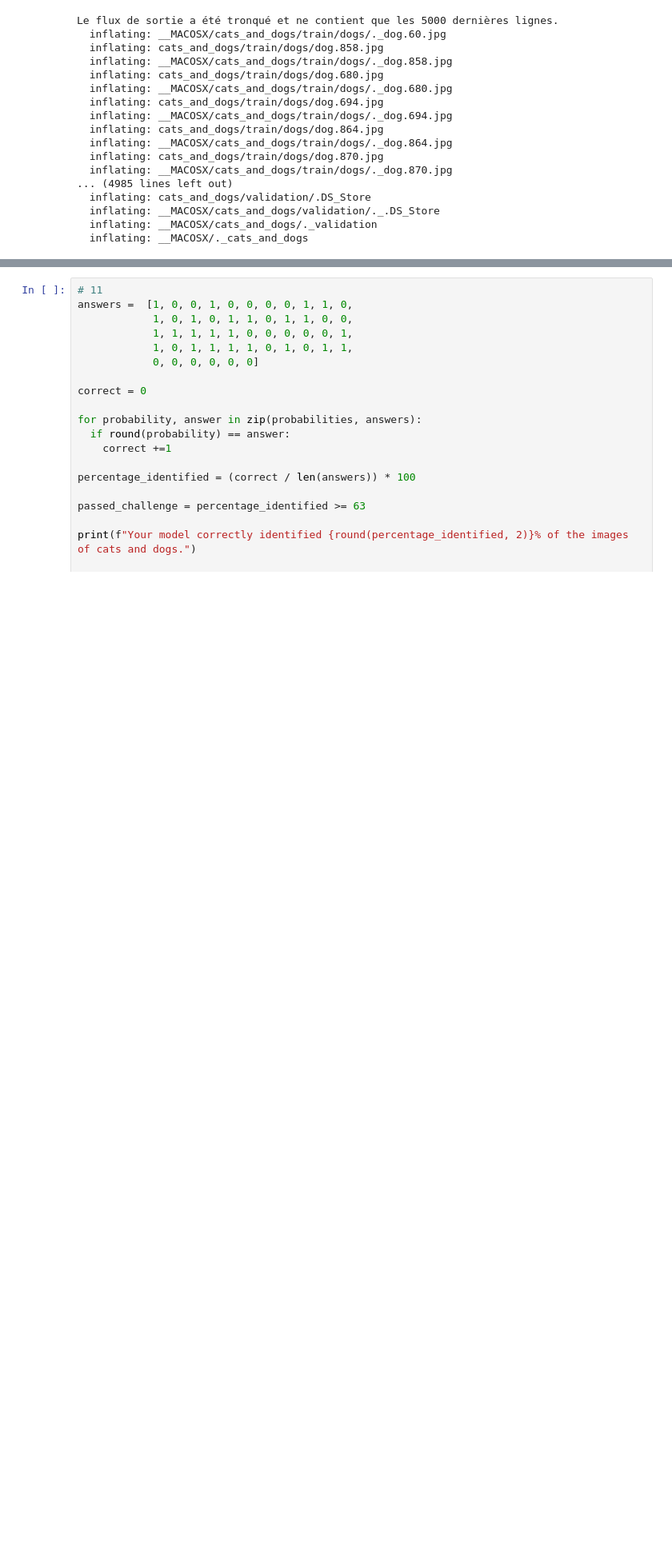
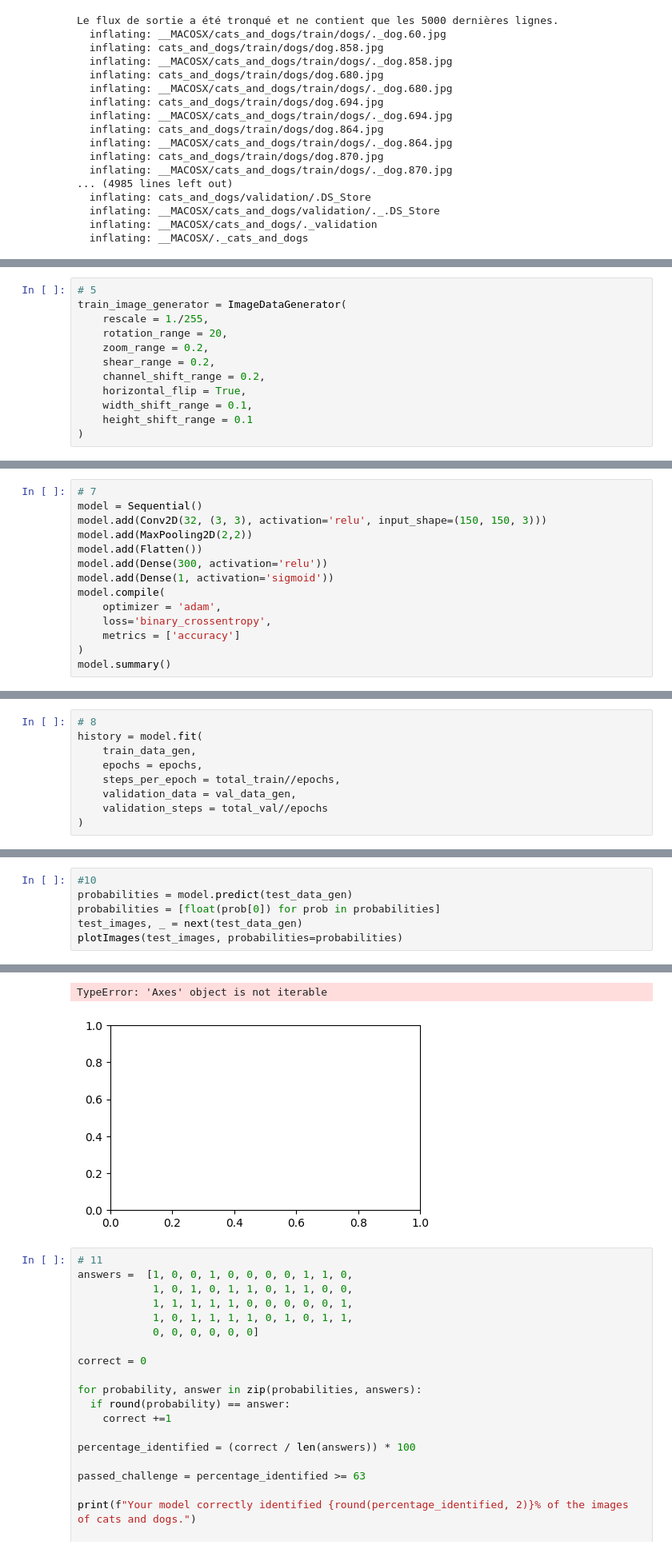
Before and after one commit to mndione/fcc_cat_dog, a Jupyter notebook: fcc_cat_dog.ipynb, the cells around one changed output, grey strips where cells are left out. Shown at 80% size. Cells and saved outputs as stored; diff of their text form; blank space fills up the shorter version.

```diff
--- a/fcc_cat_dog.ipynb
+++ b/fcc_cat_dog.ipynb
@@ -112,3 +111,15 @@ train_image_generator = None
+# %%
+# 5
+train_image_generator = ImageDataGenerator(
+    rescale = 1./255,
+    rotation_range = 20,
+    zoom_range = 0.2,
+    shear_range = 0.2,
+    channel_shift_range = 0.2,
+    horizontal_flip = True,
+    width_shift_range = 0.1,
+    height_shift_range = 0.1
+)
 # %%
 # 6
 train_data_gen = train_image_generator.flow_from_directory(batch_size=batch_size,
@@ -136,0 +136,14 @@ history = None
+# %%
+# 7
+model = Sequential()
+model.add(Conv2D(32, (3, 3), activation='relu', input_shape=(150, 150, 3)))
+model.add(MaxPooling2D(2,2))
+model.add(Flatten())
+model.add(Dense(300, activation='relu'))
+model.add(Dense(1, activation='sigmoid'))
+model.compile(
+    optimizer = 'adam',
+    loss='binary_crossentropy',
+    metrics = ['accuracy']
+)
+model.summary()
@@ -136,0 +168,9 @@ history = None
+# %%
+# 8
+history = model.fit(
+    train_data_gen,
+    epochs = epochs,
+    steps_per_epoch = total_train//epochs,
+    validation_data = val_data_gen,
+    validation_steps = total_val//epochs
+)
@@ -159,0 +220,7 @@ plt.show()
+# %%
+#10
+probabilities = model.predict(test_data_gen)
+probabilities = [float(prob[0]) for prob in probabilities]
+test_images, _ = next(test_data_gen)
+plotImages(test_images, probabilities=probabilities)
+# %% [output]
@@ -160,3 +228,5 @@ plt.show()
+TypeError: 'Axes' object is not iterable
+[figure, added]
 # %%
 # 11
 answers =  [1, 0, 0, 1, 0, 0, 0, 0, 1, 1, 0,
```
Also changed, not shown: parts of 10 cells of this notebook.
